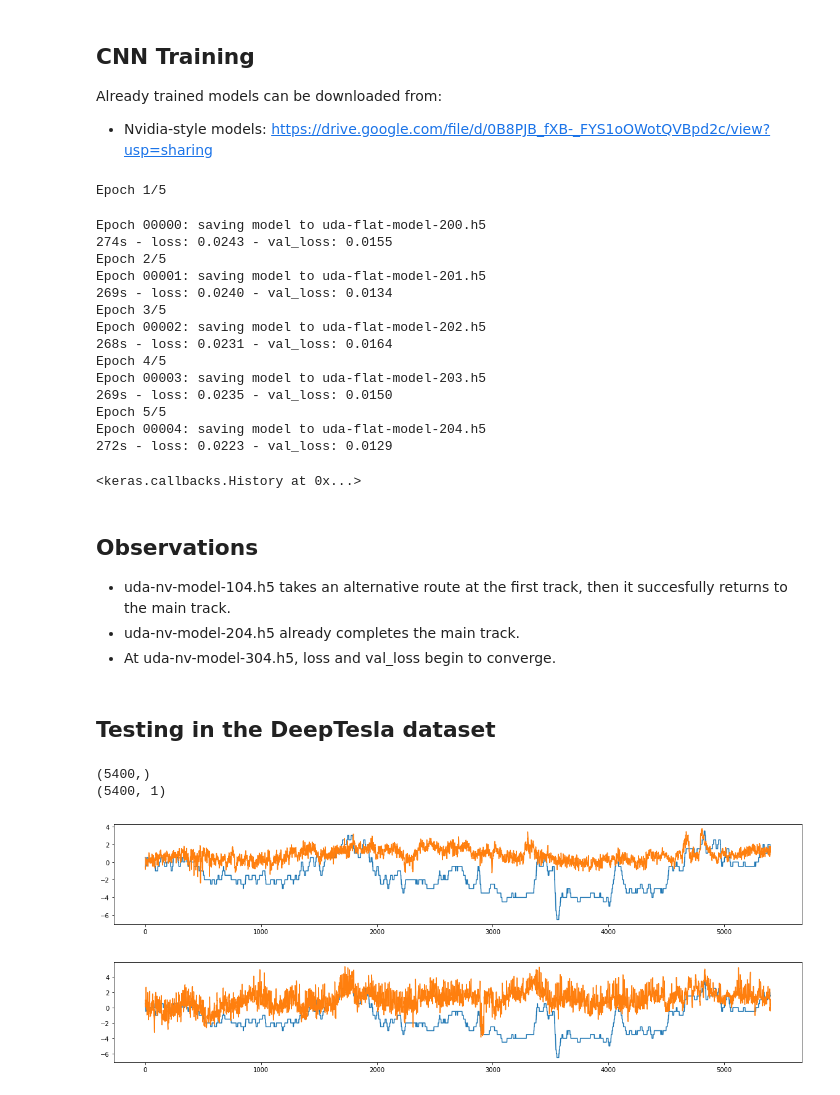
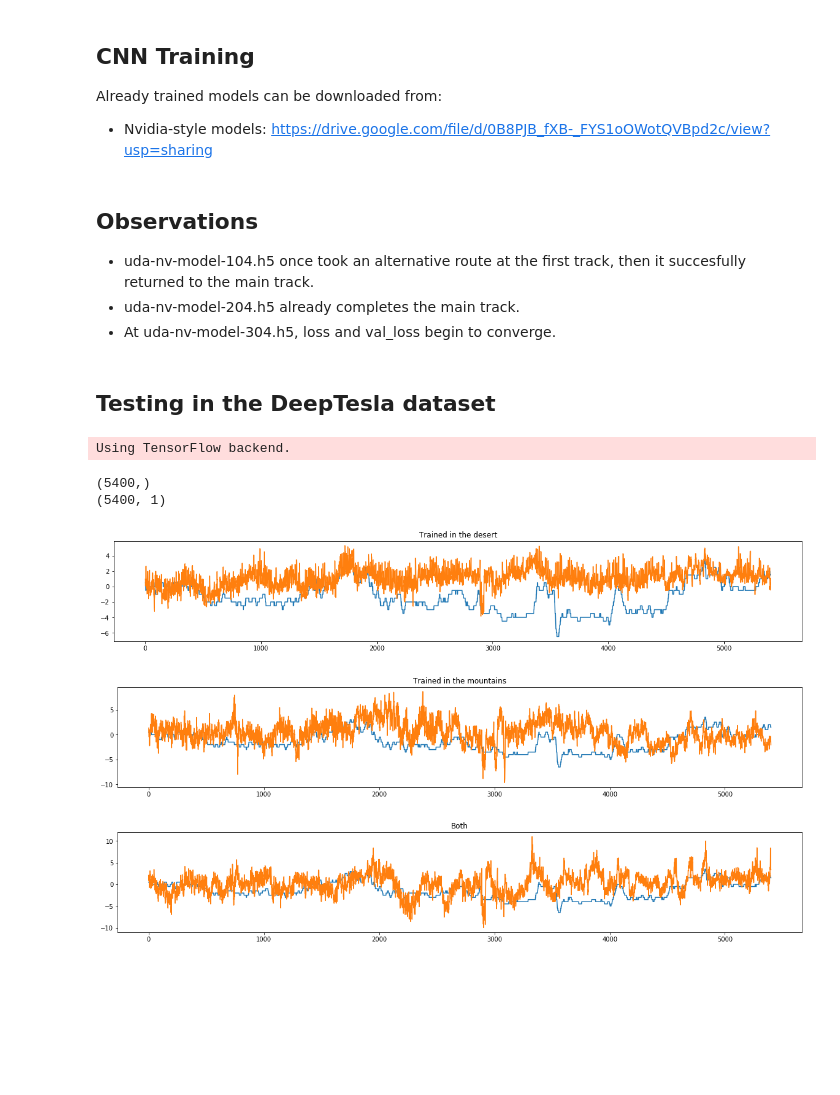
Before and after one commit to celerative/PPS-NN-Jaime, a Jupyter notebook: deeptesla/udacity.ipynb, the cells around one changed output. Cells and saved outputs as stored; diff of their text form; code cells hidden in the pictures; blank space fills up the shorter version.

```diff
--- a/deeptesla/udacity.ipynb
+++ b/deeptesla/udacity.ipynb
@@ -290,30 +290,24 @@ Already trained models can be downloaded from:
 # %%
 from keras.models import load_model
 from keras.callbacks import ModelCheckpoint
-from keras.callbacks import EarlyStopping
 
-# Hyper-parameters
-epochs = 5
+# Hyperparameters
+epochs = 10
 batch_size = 32
 
-data_dir = "/mnt/j/Datasets/udacity-sim/"
+data_dir = "/mnt/j/Datasets/udacity-mix/"
 
 # Data!
 X_train, X_valid, y_train, y_valid = load_data(data_dir)
 
-#model = build_flat_model()
-model = load_model('uda-flat-model-104.h5')
+model = build_nv_model()
+#model = load_model('uda-3-nv-model-109.h5')
 
-checkpoint = ModelCheckpoint('uda-flat-model-2{epoch:02d}.h5',
+checkpoint = ModelCheckpoint('uda-4-nv-model-0{epoch:02d}.h5',
                              monitor = 'val_loss',
                              verbose = 1,
 #                             save_best_only = True,
                              mode = 'auto')
-
-earlystop = EarlyStopping(monitor = 'val_loss',
-                          min_delta = 0.,
-                          patience = 4,
-                          verbose = 0)
 
 model.fit_generator(batch_generator(data_dir, X_train, y_train, batch_size, True),
                     steps_per_epoch = 500,
@@ -322,71 +316,68 @@ model.fit_generator(batch_generator(data_dir, X_train, y_train, batch_size, True
                     validation_steps = len(X_valid) // batch_size,
                     callbacks = [checkpoint],
                     verbose = 2)
-# %% [output]
-Epoch 1/5
-Epoch 00000: saving model to uda-flat-model-200.h5
-274s - loss: 0.0243 - val_loss: 0.0155
-Epoch 2/5
-Epoch 00001: saving model to uda-flat-model-201.h5
-269s - loss: 0.0240 - val_loss: 0.0134
-Epoch 3/5
-Epoch 00002: saving model to uda-flat-model-202.h5
-268s - loss: 0.0231 - val_loss: 0.0164
-Epoch 4/5
-Epoch 00003: saving model to uda-flat-model-203.h5
-269s - loss: 0.0235 - val_loss: 0.0150
-Epoch 5/5
-Epoch 00004: saving model to uda-flat-model-204.h5
-272s - loss: 0.0223 - val_loss: 0.0129
-<keras.callbacks.History at 0x...>
 # %% [markdown]
 ## Observations
 
-* uda-nv-model-104.h5 takes an alternative route at the first track, then it succesfully returns to the main track.
+* uda-nv-model-104.h5 once took an alternative route at the first track, then it succesfully returned to the main track.
 * uda-nv-model-204.h5 already completes the main track.
 * At uda-nv-model-304.h5, loss and val_loss begin to converge.
 # %% [markdown]
 ## Testing in the DeepTesla dataset
 # %%
 from __future__ import print_function
+
+from keras.models import load_model
 
 from PIL import Image
 import matplotlib.pyplot as plt
 import glob
 
-#save_dir = os.path.join(os.getcwd(), 'saved_models')
-model1_name = 'uda-flat-model-204.h5'
-model2_name = 'uda-nv-model-404.h5'
-#model1_path = os.path.join(save_dir, model1_name)
+model1_name = 'uda-nv-model-404.h5'
+model2_name = 'uda-2-nv-model-019.h5'
+model3_name = 'uda-3-nv-model-205.h5'
 
 model1 = load_model(model1_name)
 model2 = load_model(model2_name)
+model3 = load_model(model3_name)
 
 x_test = []
 filelist = glob.glob("/mnt/j/Datasets/deeptesla/validation/*.jpg")
 for fname in filelist:
      x_test.append(rgb2yuv(np.array(Image.open(fname))))
 x_test = np.array(x_test, dtype = 'float32')
 
 y_test = np.loadtxt("/mnt/j/Datasets/deeptesla/validation.csv", delimiter = ',')
 print(y_test.shape)
 
 plt.rcParams["figure.figsize"] = (20, 3)
 
 arr1 = model1.predict(x_test) * 25
 arr2 = model2.predict(x_test) * 25
-print(arr1.shape)
+arr3 = model3.predict(x_test) * 25
+print(arr3.shape)
 
+plt.figure()
+plt.title("Trained in the desert")
 plt.plot(y_test)
 plt.plot(arr1)
 plt.show()
 
 plt.figure()
+plt.title("Trained in the mountains")
 plt.plot(y_test)
 plt.plot(arr2)
 plt.show()
+
+plt.figure()
+plt.title("Both")
+plt.plot(y_test)
+plt.plot(arr3)
+plt.show()
 # %% [output]
-(5400,)
-(5400, 1)
+Using TensorFlow backend.
+(5400,)
+(5400, 1)
-[figure, old version]
+[figure, new version]
-[figure, old version]
+[figure, new version]
+[figure, added]
```
Also changed, not shown: 1 other file.
